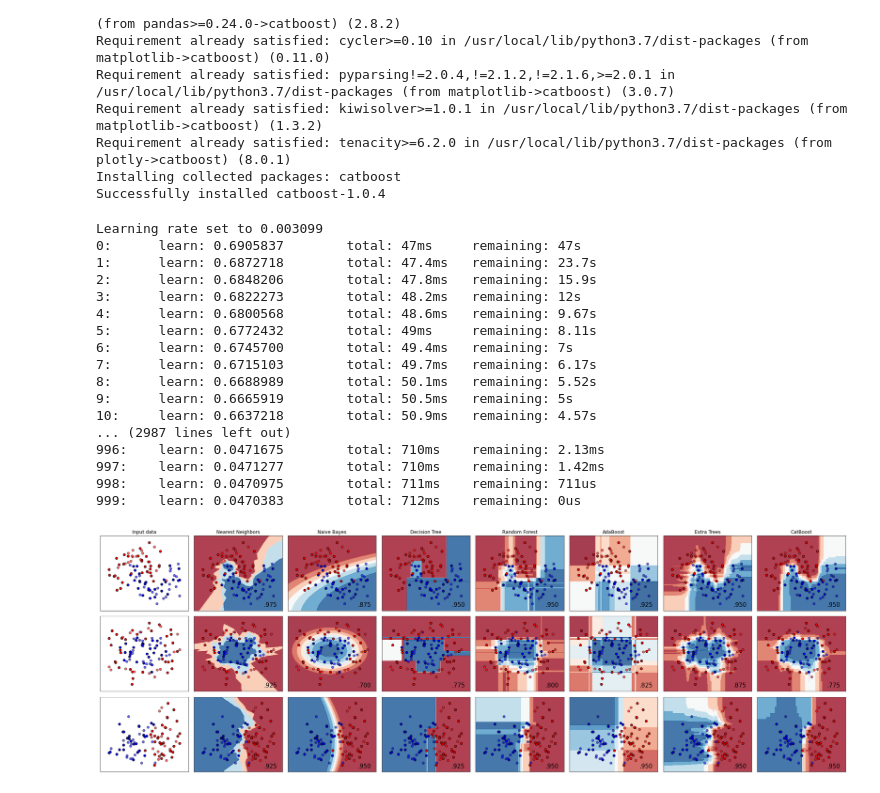
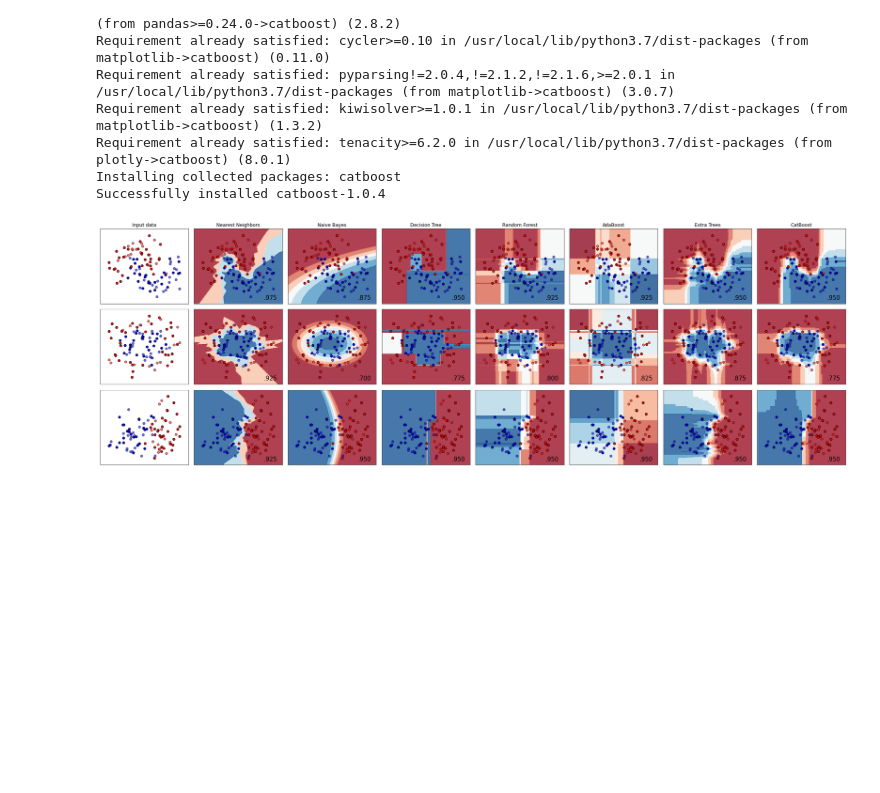
Before and after one commit to LCaravaggio/AnalisisPredictivo, a Jupyter notebook: 04_Árboles/Modelos.ipynb, the cells around one changed output. Cells and saved outputs as stored; diff of their text form; code cells hidden in the pictures; blank space fills up the shorter version.

```diff
--- a/04_Árboles/Modelos.ipynb
+++ b/04_Árboles/Modelos.ipynb
@@ -70,7 +70,7 @@ classifiers = [
     AdaBoostClassifier(),
     ExtraTreesClassifier(),
     #QuadraticDiscriminantAnalysis()
-    CatBoostClassifier()
+    CatBoostClassifier(silent=True)
     ]
 
 X, y = make_classification(n_features=2, n_redundant=0, n_informative=2,
@@ -129,48 +129,31 @@ for ds_cnt, ds in enumerate(datasets):
         # point in the mesh [x_min, x_max]x[y_min, y_max].
         if hasattr(clf, "decision_function"):
             Z = clf.decision_function(np.c_[xx.ravel(), yy.ravel()])
         else:
             Z = clf.predict_proba(np.c_[xx.ravel(), yy.ravel()])[:, 1]
 
         # Put the result into a color plot
         Z = Z.reshape(xx.shape)
         ax.contourf(xx, yy, Z, cmap=cm, alpha=.8)
 
         # Plot the training points
         ax.scatter(X_train[:, 0], X_train[:, 1], c=y_train, cmap=cm_bright,
                    edgecolors='k')
         # Plot the testing points
         ax.scatter(X_test[:, 0], X_test[:, 1], c=y_test, cmap=cm_bright,
                    edgecolors='k', alpha=0.6)
 
         ax.set_xlim(xx.min(), xx.max())
         ax.set_ylim(yy.min(), yy.max())
         ax.set_xticks(())
         ax.set_yticks(())
         if ds_cnt == 0:
             ax.set_title(name)
         ax.text(xx.max() - .3, yy.min() + .3, ('%.3f' % score).lstrip('0'),
                 size=15, horizontalalignment='right')
         i += 1
 
 plt.tight_layout()
 plt.show()
 # %% [output]
-Learning rate set to 0.003099
-0:      learn: 0.6905837        total: 47ms     remaining: 47s
-1:      learn: 0.6872718        total: 47.4ms   remaining: 23.7s
-2:      learn: 0.6848206        total: 47.8ms   remaining: 15.9s
-3:      learn: 0.6822273        total: 48.2ms   remaining: 12s
-4:      learn: 0.6800568        total: 48.6ms   remaining: 9.67s
-5:      learn: 0.6772432        total: 49ms     remaining: 8.11s
-6:      learn: 0.6745700        total: 49.4ms   remaining: 7s
-7:      learn: 0.6715103        total: 49.7ms   remaining: 6.17s
-8:      learn: 0.6688989        total: 50.1ms   remaining: 5.52s
-9:      learn: 0.6665919        total: 50.5ms   remaining: 5s
-10:     learn: 0.6637218        total: 50.9ms   remaining: 4.57s
-... (2987 lines left out)
-996:    learn: 0.0471675        total: 710ms    remaining: 2.13ms
-997:    learn: 0.0471277        total: 710ms    remaining: 1.42ms
-998:    learn: 0.0470975        total: 711ms    remaining: 711us
-999:    learn: 0.0470383        total: 712ms    remaining: 0us
-[figure, old version]
+[figure, new version]
```
